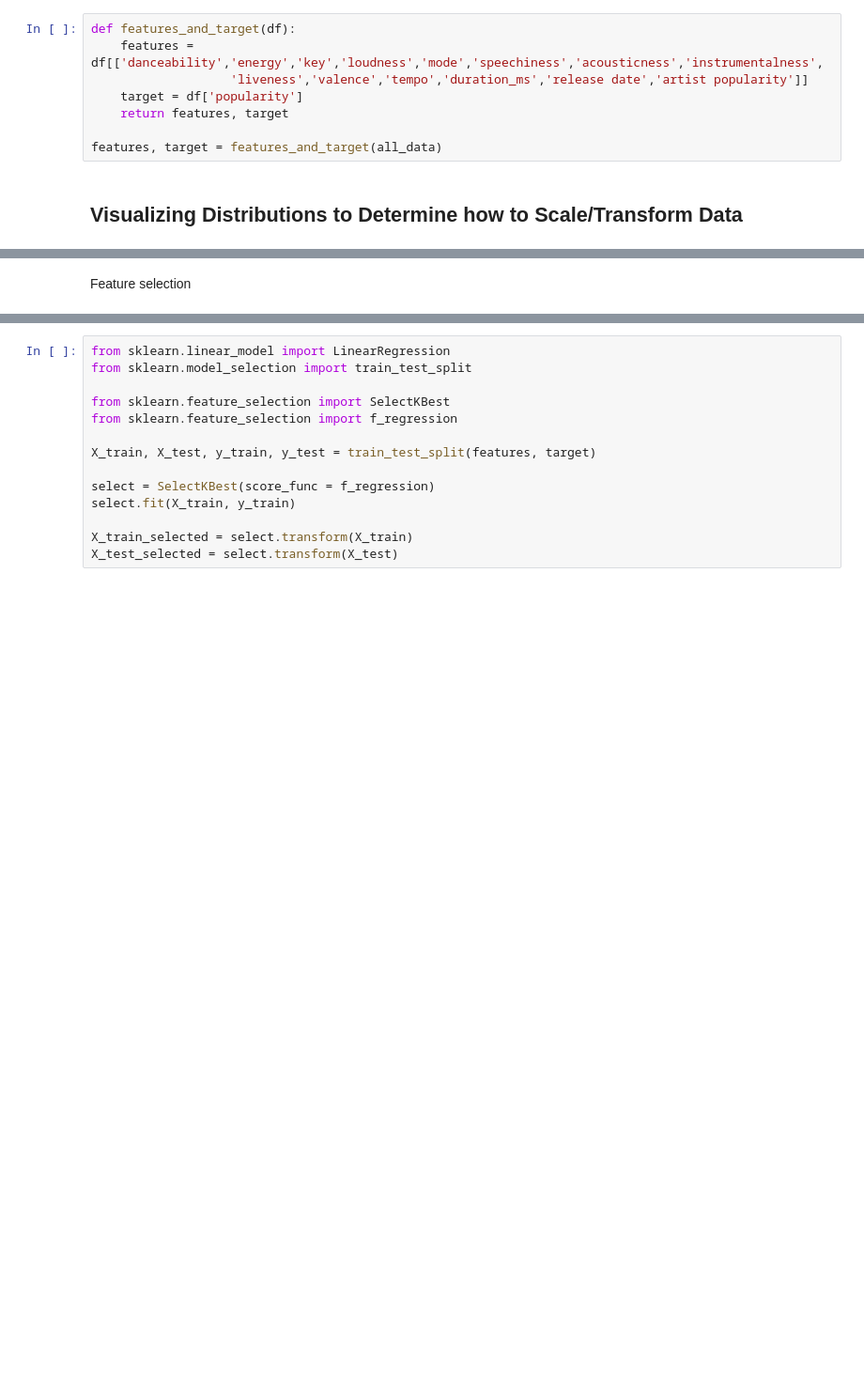
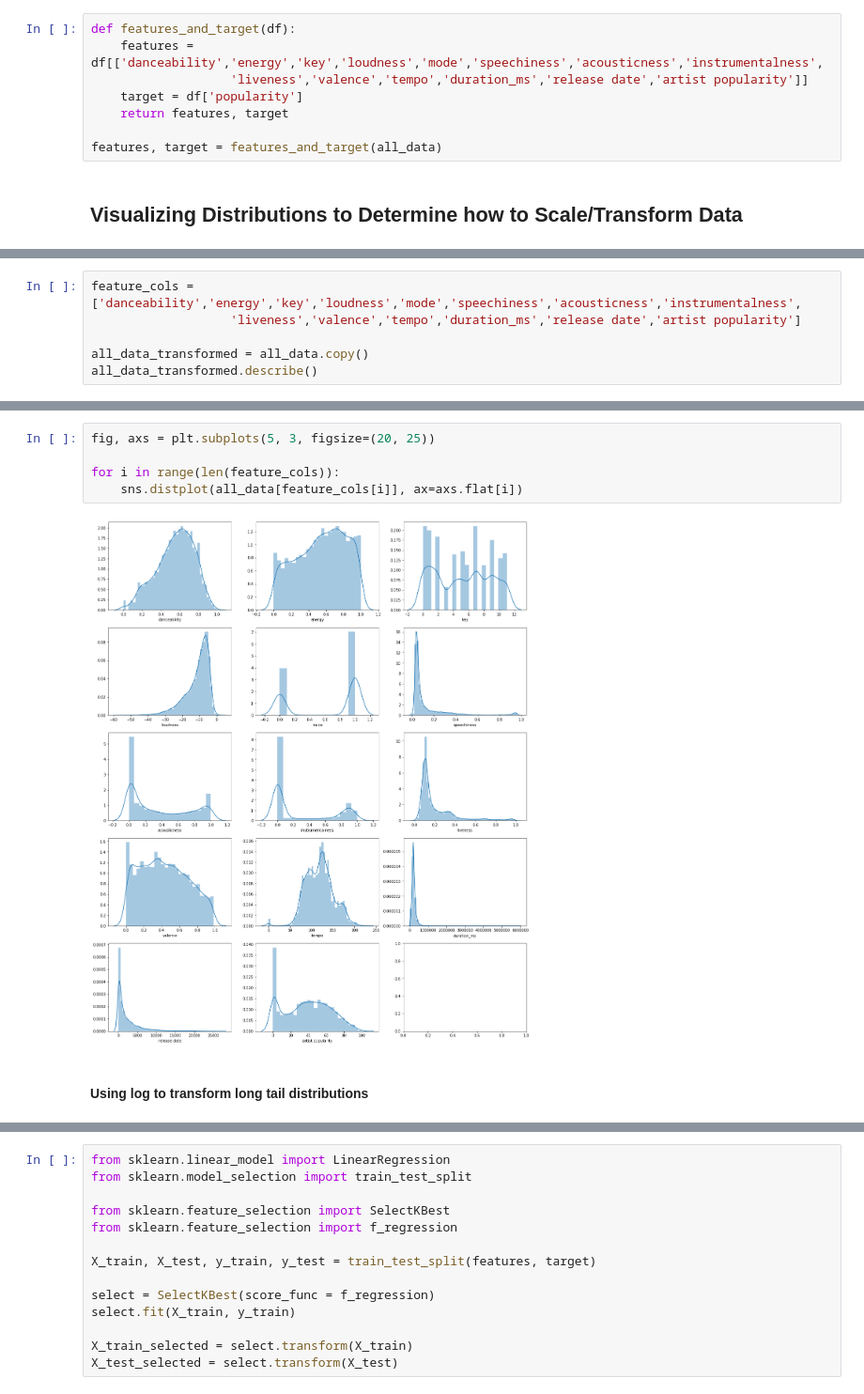
Before and after one commit to sam-zlota/DS3000-Final-Project, a Jupyter notebook: DS3000_FP4_Section02_Group7.ipynb, the cells around one changed output, grey strips where cells are left out. Shown at 94% size. Drawn from its saved outputs; the diff is of its cells as text; blank space fills up the shorter version.

```diff
--- a/DS3000_FP4_Section02_Group7.ipynb
+++ b/DS3000_FP4_Section02_Group7.ipynb
@@ -240,0 +244,6 @@ str
+# %%
+feature_cols = ['danceability','energy','key','loudness','mode','speechiness','acousticness','instrumentalness',
+                   'liveness','valence','tempo','duration_ms','release date','artist popularity']
+
+all_data_transformed = all_data.copy()
+all_data_transformed.describe()
@@ -267,2 +262,9 @@ TypeError: unsupported operand type(s) for /: 'str' and 'int'
-# %% [markdown]
-Feature selection
+# %%
+fig, axs = plt.subplots(5, 3, figsize=(20, 25))
+
+for i in range(len(feature_cols)):
+    sns.distplot(all_data[feature_cols[i]], ax=axs.flat[i])
+# %% [output]
+[figure, added]
+# %% [markdown]
+#### Using log to transform long tail distributions
```
Also changed, not shown: parts of 26 cells of this notebook, 1 other file.
